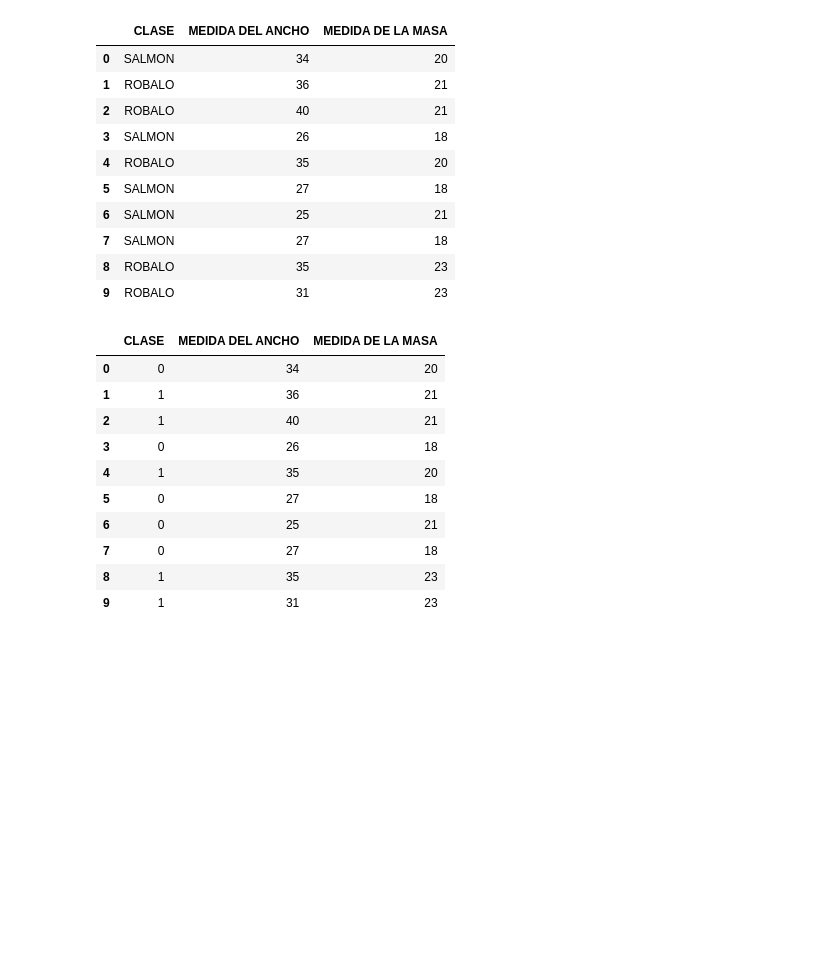
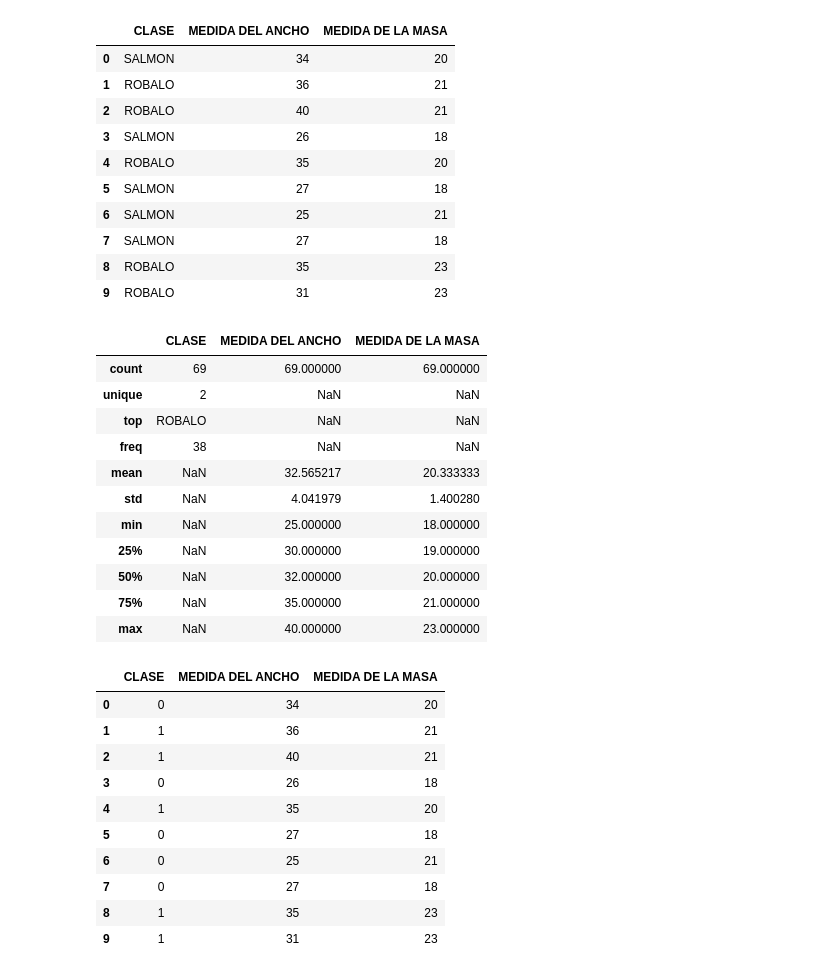
Before and after one commit to ArcezD/python-data-analisis-notebooks, a Jupyter notebook: Tarea 3 ClasificadorDePeces.ipynb, the cells around one changed output. Saved outputs shown, nothing was run; the diff lists cells and outputs as text; code cells hidden in the pictures; blank space fills up the shorter version.

```diff
--- a/Tarea 3 ClasificadorDePeces.ipynb
+++ b/Tarea 3 ClasificadorDePeces.ipynb
@@ -20,5 +21,21 @@ dataset.head(n=10)
 | 7 | SALMON | 27 | 18 |
 | 8 | ROBALO | 35 | 23 |
 | 9 | ROBALO | 31 | 23 |
+# %%
+## Describe dataset
+dataset.describe(include='all')
+# %% [output]
+|  | CLASE | MEDIDA DEL ANCHO | MEDIDA DE LA MASA |
+| count | 69 | 69.000000 | 69.000000 |
+| unique | 2 | NaN | NaN |
+| top | ROBALO | NaN | NaN |
+| freq | 38 | NaN | NaN |
+| mean | NaN | 32.565217 | 20.333333 |
+| std | NaN | 4.041979 | 1.400280 |
+| min | NaN | 25.000000 | 18.000000 |
+| 25% | NaN | 30.000000 | 19.000000 |
+| 50% | NaN | 32.000000 | 20.000000 |
+| 75% | NaN | 35.000000 | 21.000000 |
+| max | NaN | 40.000000 | 23.000000 |
 # %%
 ## escalamiento  rango de 0 a 1
```
Also changed, not shown: parts of 20 cells of this notebook.
